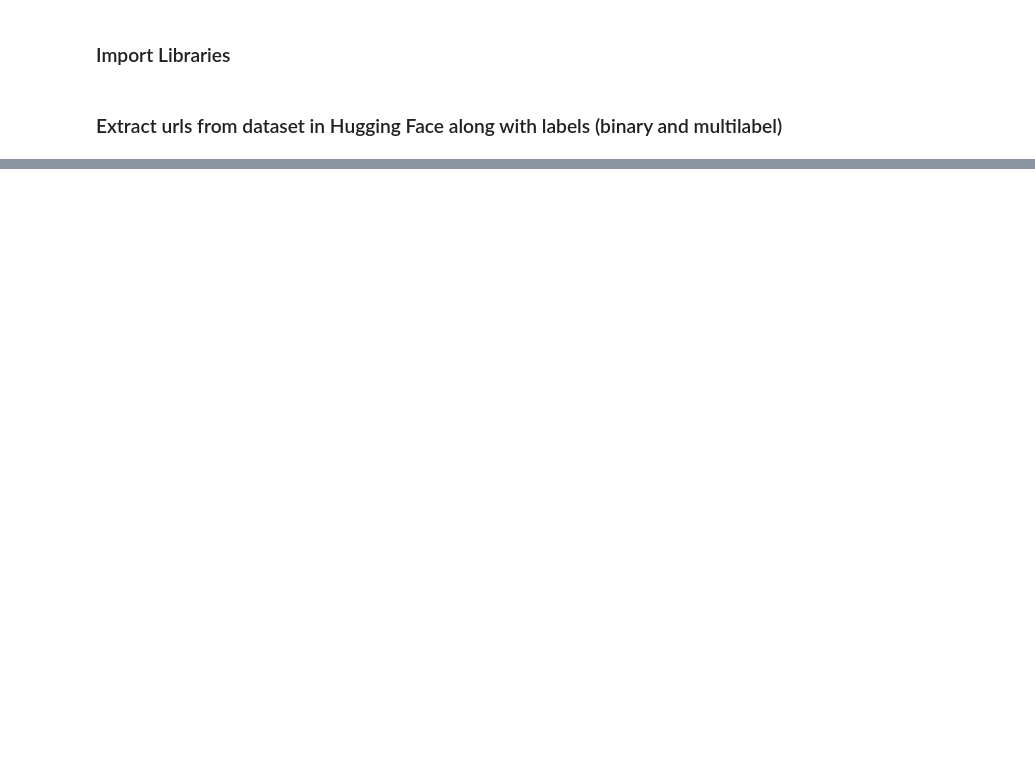
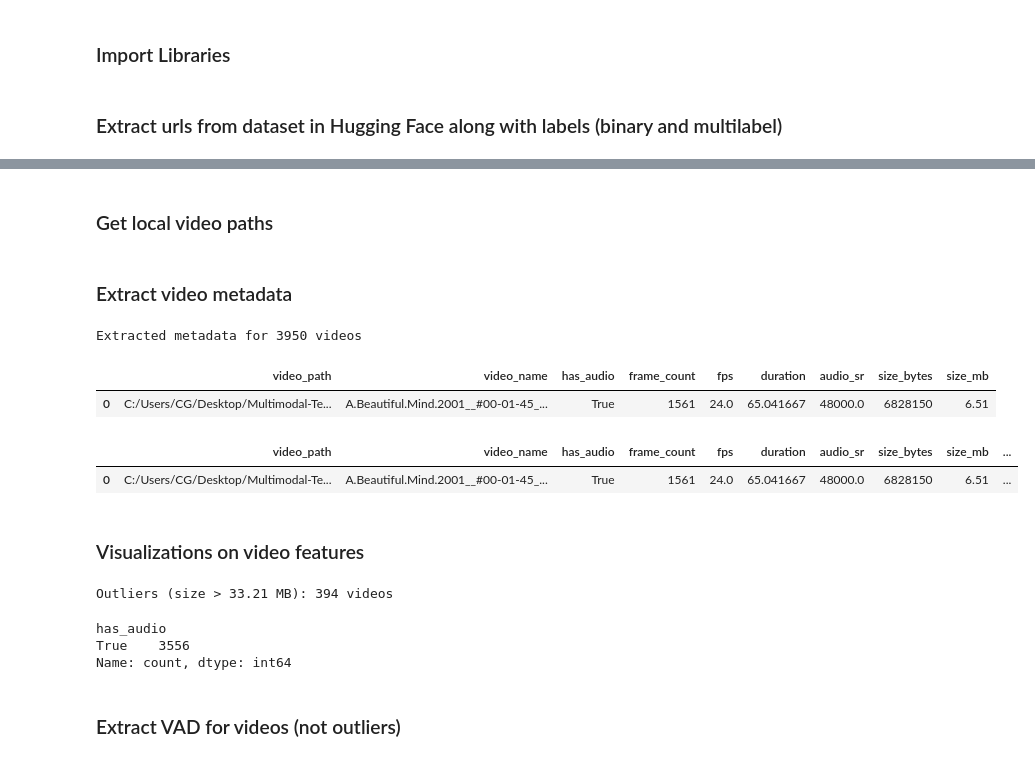
Before and after one commit to annkou/Multimodal-Techniques-for-Video-Based-Violence-Detection, a Jupyter notebook: notebooks/extract_metadata.ipynb, the cells around one changed output, grey strips where cells are left out. Cells and saved outputs as stored; diff of their text form; code cells hidden in the pictures; blank space fills up the shorter version.

Commit message:
Update metadata extraction notebook with execution outputs

```diff
--- a/notebooks/extract_metadata.ipynb
+++ b/notebooks/extract_metadata.ipynb
@@ -36,3 +58,82 @@ fig = px.bar(
     height=400,
 )
 fig.show()
+# %% [markdown]
+### Get local video paths
+# %%
+video_folder = os.getenv("VIDEOS_PATH")
+video_paths = [os.path.join(video_folder, fname) for fname in os.listdir(video_folder)]
+# %% [markdown]
+### Extract video metadata
+# %%
+# Initialize the extractor
+extractor = VideoMetadataExtractor(video_paths)
+# Extract metadata for all videos
+print(f"Extracting metadata for {len(video_paths)} videos...")
+metadata_list = await extractor.extract_all_metadata()
+# %%
+# Convert to DataFrame
+metadata_df = pd.DataFrame(metadata_list)
+print(f"Extracted metadata for {len(metadata_df)} videos")
+metadata_df.head(1)
+# %% [output]
+Extracted metadata for 3950 videos
+|  | video_path | video_name | has_audio | frame_count | fps | duration | audio_sr | size_bytes | size_mb |
+| 0 | C:/Users/CG/Desktop/Multimodal-Te... | A.Beautiful.Mind.2001__#00-01-45_... | True | 1561 | 24.0 | 65.041667 | 48000.0 | 6828150 | 6.51 |
+# %%
+# Merge with labels
+labels_df = pd.read_csv(VIDEO_URLS_PATH)
+merged_df = pd.merge(metadata_df, labels_df, left_on="video_name", right_on="id")
+merged_df.drop(columns=["id"], inplace=True)
+merged_df.head(1)
+# %% [output]
+|  | video_path | video_name | has_audio | frame_count | fps | duration | audio_sr | size_bytes | size_mb | ... |
+| 0 | C:/Users/CG/Desktop/Multimodal-Te... | A.Beautiful.Mind.2001__#00-01-45_... | True | 1561 | 24.0 | 65.041667 | 48000.0 | 6828150 | 6.51 | ... |
+# %% [markdown]
+### Visualizations on video features
+# %%
+# Video file size distribution
+fig = px.box(merged_df, y="size_mb",
+             title="Video File Size Distribution (MB)",
+             labels={"size_mb": "Size (MB)"},
+             points="all",  # Show all points
+             hover_data=["video_name"])
+fig.update_layout(height=400, width=700)
+fig.show()
+
+# Identify outliers (files > 90th percentile) and add flag column
+# 90th = flags top 10% of videos
+size_threshold = merged_df["size_mb"].quantile(0.9)
+outliers = merged_df[merged_df["size_mb"] > size_threshold]
+print(f"Outliers (size > {size_threshold:.2f} MB): {len(outliers)} videos")
+merged_df["is_size_outlier"] = merged_df["size_mb"] > size_threshold
+
+# New video file size distribution
+fig = px.box(merged_df[~ merged_df["is_size_outlier"]], y="size_mb",
+             title="Video File Size Distribution after removing outliers (MB)",
+             labels={"size_mb": "Size (MB)"},
+             points="all",  # Show all points
+             hover_data=["video_name"])
+fig.update_layout(height=400, width=700)
+fig.show()
+# %% [output]
+Outliers (size > 33.21 MB): 394 videos
+# %%
+################# After filtering out outliers #########################
+# Count occurrences of each class
+counts = merged_df[~ merged_df["is_size_outlier"]]["has_audio"].value_counts().sort_index()
+print(counts)
+# 5. Audio presence by label
+audio_stats = merged_df[~ merged_df["is_size_outlier"]].groupby(["binary_label", "has_audio"]).size().reset_index(name="count")
+fig = px.bar(audio_stats, x="binary_label", y="count", color="has_audio",
+             title="Audio Presence by Violence Label",
+             labels={"binary_label": "Label (0=Non-violent, 1=Violent)", "count": "Number of Videos"},
+             barmode="group")
+fig.update_layout(height=400, width=700)
+fig.show()
+# %% [output]
+has_audio
+True    3556
+Name: count, dtype: int64
+# %% [markdown]
+### Extract VAD for videos (not outliers)
```
Also changed, not shown: parts of 6 cells of this notebook.
